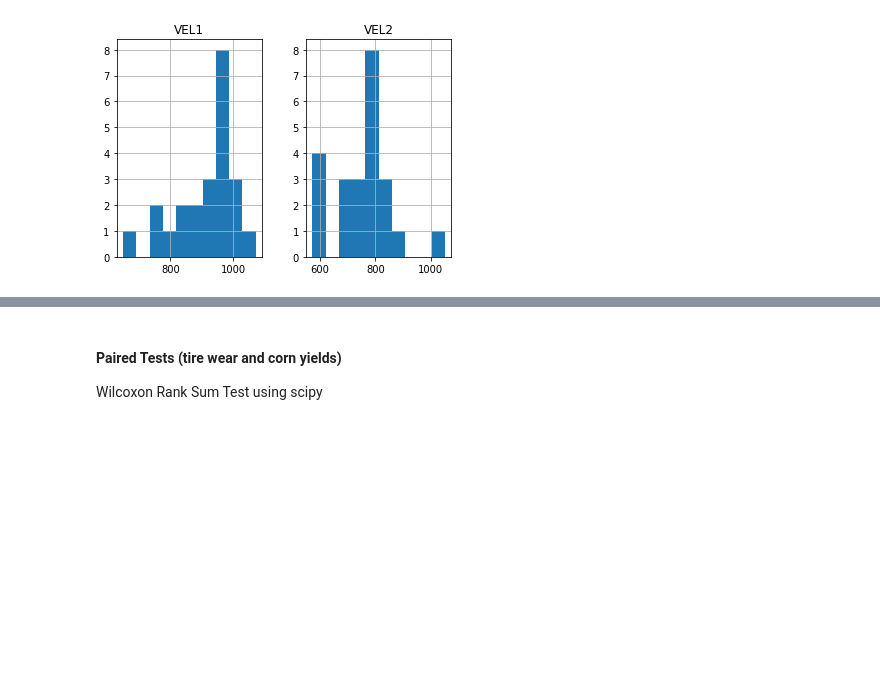
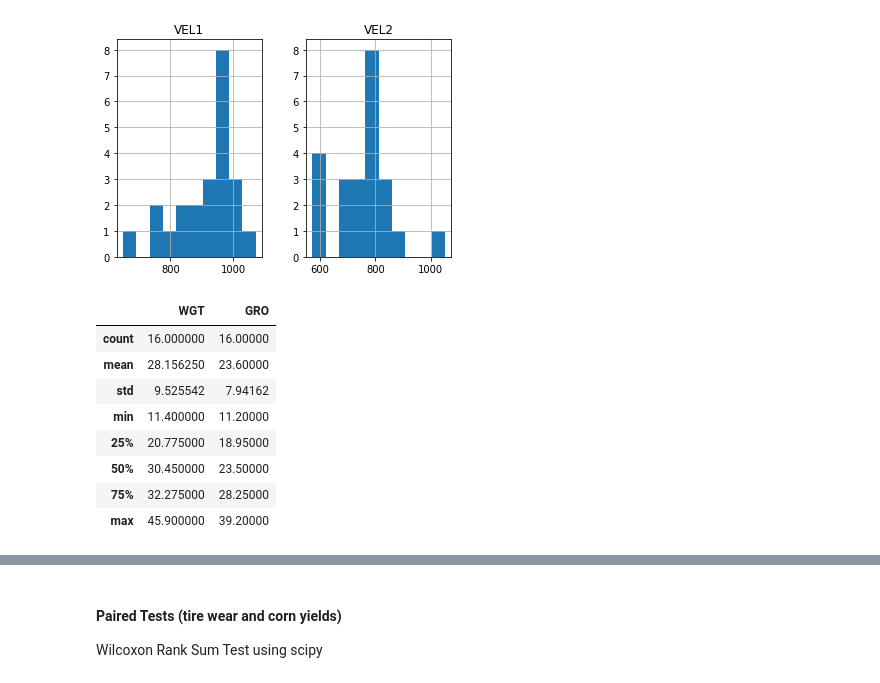
Before and after one commit to masonedmison/691_data_sci, a Jupyter notebook: In class exercise Wk. 5.ipynb, the cells around one changed output, grey strips where cells are left out. Saved outputs shown, nothing was run; the diff lists cells and outputs as text; code cells hidden in the pictures; blank space fills up the shorter version.

```diff
--- a/In class exercise Wk. 5.ipynb
+++ b/In class exercise Wk. 5.ipynb
@@ -62,3 +77,15 @@ array([[<matplotlib.axes._subplots.AxesSubplot object at 0x...>,
 [figure]
 [figure]
 [figure]
+# %%
+t.describe()
+# %% [output]
+|  | WGT | GRO |
+| count | 16.000000 | 16.00000 |
+| mean | 28.156250 | 23.60000 |
+| std | 9.525542 | 7.94162 |
+| min | 11.400000 | 11.20000 |
+| 25% | 20.775000 | 18.95000 |
+| 50% | 30.450000 | 23.50000 |
+| 75% | 32.275000 | 28.25000 |
+| max | 45.900000 | 39.20000 |
```
Also changed, not shown: parts of 7 cells of this notebook.
